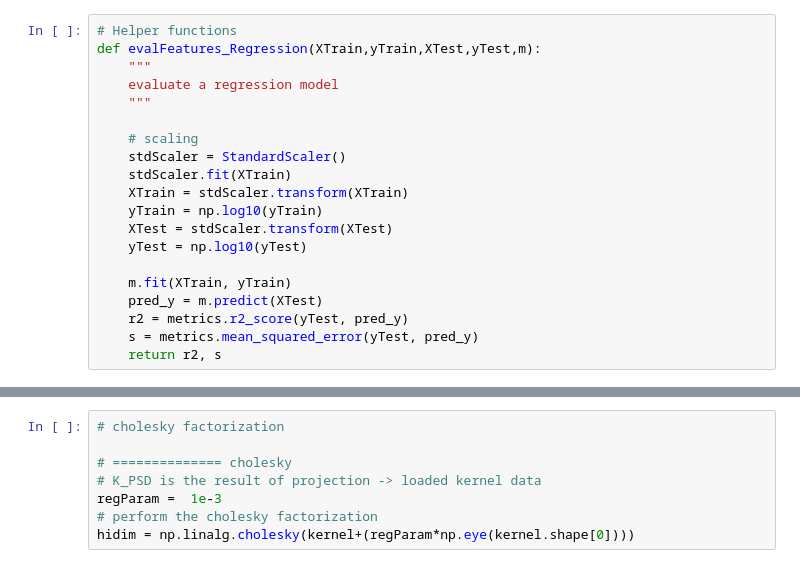
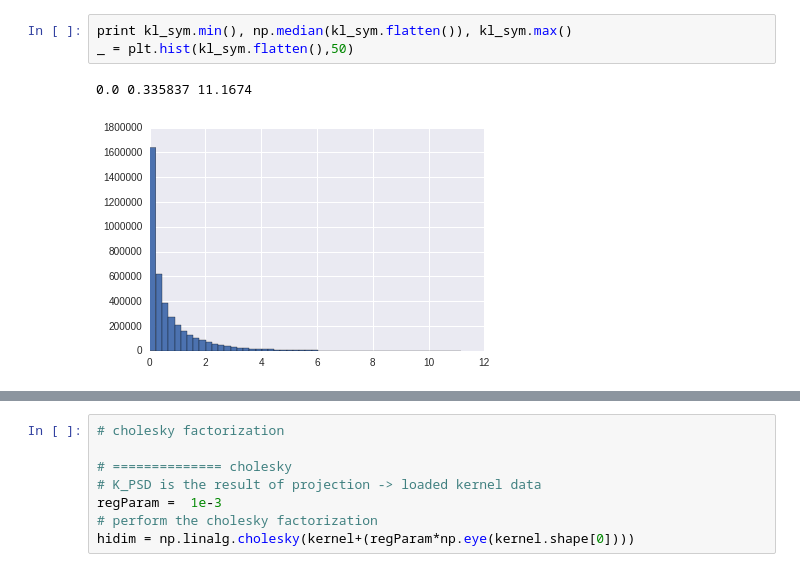
Before and after one commit to sumedhasingla/COPDImageAnalysis, a Jupyter notebook: code/kernelEvaluation.ipynb, the cells around one changed output, grey strips where cells are left out. Saved outputs shown, nothing was run; the diff lists cells and outputs as text.

```diff
--- a/code/kernelEvaluation.ipynb
+++ b/code/kernelEvaluation.ipynb
@@ -43,23 +44,9 @@ kernel = loadSimilarities(kernelFN)
 # - projecting the output of the RBF to a positive semi-definite space:
 # %% [output]
 Similarities loaded!
-# %%
-# Helper functions
-def evalFeatures_Regression(XTrain,yTrain,XTest,yTest,m):
-    """
-    evaluate a regression model
-    """
-
-    # scaling
-    stdScaler = StandardScaler()
-    stdScaler.fit(XTrain)
-    XTrain = stdScaler.transform(XTrain)
-    yTrain = np.log10(yTrain)
-    XTest = stdScaler.transform(XTest)
-    yTest = np.log10(yTest)
-
-    m.fit(XTrain, yTrain)
-    pred_y = m.predict(XTest)
-    r2 = metrics.r2_score(yTest, pred_y)
-    s = metrics.mean_squared_error(yTest, pred_y)
-    return r2, s
+# %%
+print kl_sym.min(), np.median(kl_sym.flatten()), kl_sym.max()
+_ = plt.hist(kl_sym.flatten(),50)
+# %% [output]
+0.0 0.335837 11.1674
+[figure, added]
```
Also changed, not shown: parts of 14 cells of this notebook, 3 other files.
